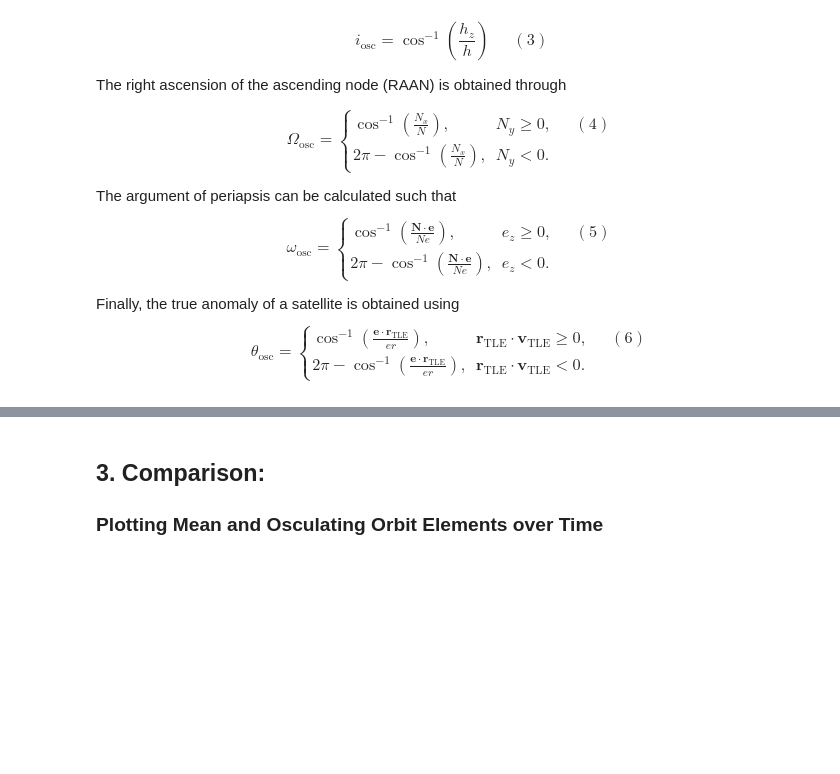
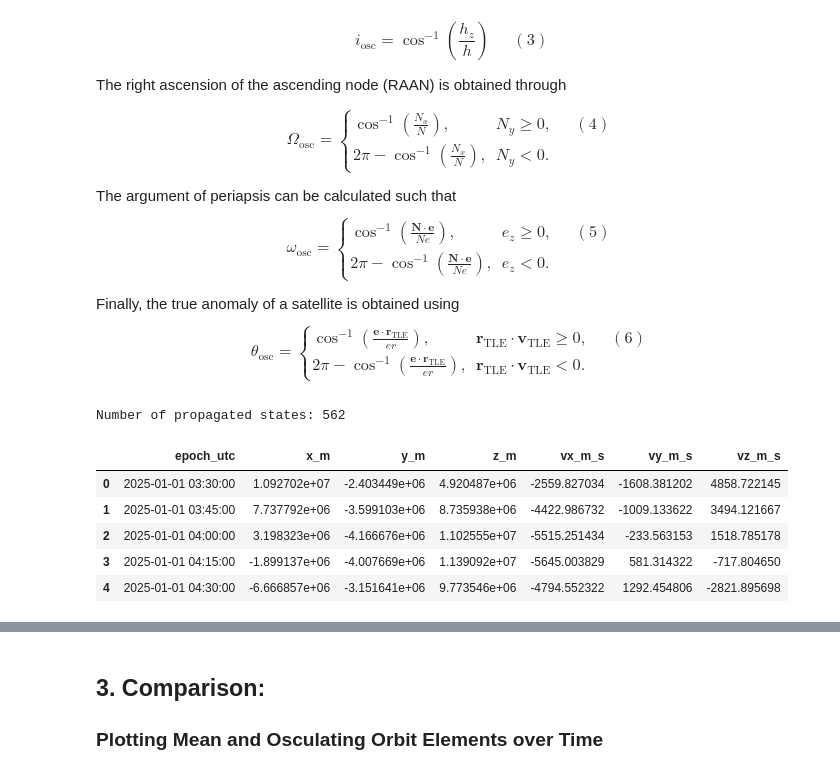
Before and after one commit to ada-gmr24/brent, a Jupyter notebook: experiments/02_mean_osculating_elements.ipynb, the cells around one changed output, grey strips where cells are left out. Drawn from its saved outputs; the diff is of its cells as text; code cells hidden in the pictures; blank space fills up the shorter version.

```diff
--- a/experiments/02_mean_osculating_elements.ipynb
+++ b/experiments/02_mean_osculating_elements.ipynb
@@ -355,0 +366,7 @@ def long_period_lunisolar(sat, state, dt):
+# %%
+# 15-minute timestamps for one week
+dates = pd.date_range("2025-01-01", "2025-01-07", freq="15min", inclusive="left")
+
+# Find latest preceding TLE
+tle_epochs = df["EPOCH"].to_numpy(dtype="datetime64[ns]")
+selected_idx = np.searchsorted(tle_epochs, dates.to_numpy(dtype="datetime64[ns]"), side="right") - 1
@@ -432,10 +500,25 @@ $$
 \end{cases}
 $$
 # %%
-# Load precalculated SGP4 LAGEOS-1 states:
-tle_states = pd.read_csv(data_path/"states"/"lageos1_tle_2025.csv", parse_dates=["epoch_utc"])
+# Load LAGEOS-1's historical TLEs
+tle = TLEPropagator.load(path=str(tle_path), method=TLEPropagatorMethod.FORWARD)
+comparison_dates = pd.DatetimeIndex(mean_stages["epoch_utc"])  # same as mean elements
+
+# Propagate SGP4 to each 15-minute timestamp in GCRF:
+states = [np.asarray(tle._propagate(date.to_pydatetime(), Constants.DEFAULT_ECI), dtype=float) for date in comparison_dates]
+tle_states = pd.DataFrame(states, columns=["x_m", "y_m", "z_m", "vx_m_s", "vy_m_s", "vz_m_s"])
+tle_states.insert(0, "epoch_utc", comparison_dates)
 print("Number of propagated states:", len(tle_states))
-tle_states.head()
+
+tle_states.head(5)
+# %% [output]
+Number of propagated states: 562
+|  | epoch_utc | x_m | y_m | z_m | vx_m_s | vy_m_s | vz_m_s |
+| 0 | 2025-01-01 03:30:00 | 1.092702e+07 | -2.403449e+06 | 4.920487e+06 | -2559.827034 | -1608.381202 | 4858.722145 |
+| 1 | 2025-01-01 03:45:00 | 7.737792e+06 | -3.599103e+06 | 8.735938e+06 | -4422.986732 | -1009.133622 | 3494.121667 |
+| 2 | 2025-01-01 04:00:00 | 3.198323e+06 | -4.166676e+06 | 1.102555e+07 | -5515.251434 | -233.563153 | 1518.785178 |
+| 3 | 2025-01-01 04:15:00 | -1.899137e+06 | -4.007669e+06 | 1.139092e+07 | -5645.003829 | 581.314322 | -717.804650 |
+| 4 | 2025-01-01 04:30:00 | -6.666857e+06 | -3.151641e+06 | 9.773546e+06 | -4794.552322 | 1292.454806 | -2821.895698 |
 # %%
 # Get instataneous r and v + useful vectors:
 r = np.sqrt(tle_states['x_m']**2 + tle_states['y_m']**2 + tle_states['z_m']**2).to_numpy()
```
Also changed, not shown: parts of 10 cells of this notebook, 1 other file.
